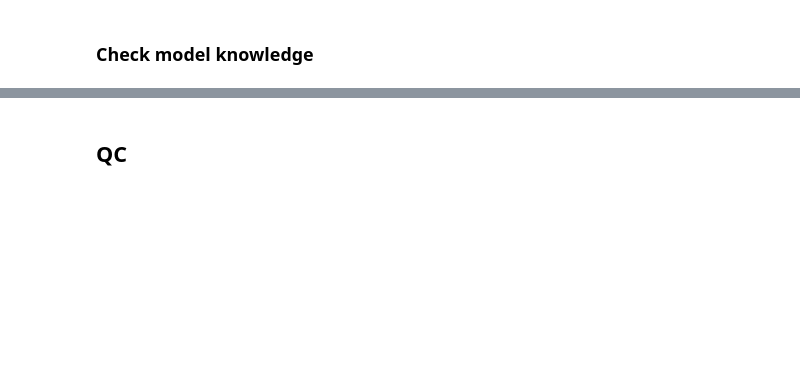
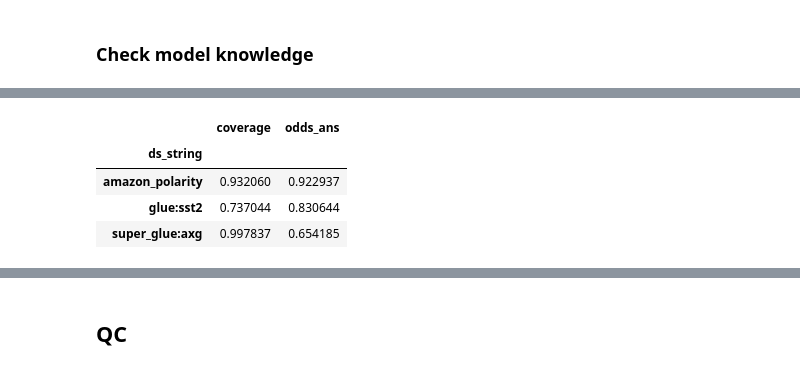
Before and after one commit to wassname/lie_elicitation_prompts, a Jupyter notebook: nbs/run.ipynb, the cells around one changed output, grey strips where cells are left out. Cells and saved outputs as stored; diff of their text form; code cells hidden in the pictures; blank space fills up the shorter version.

```diff
--- a/nbs/run.ipynb
+++ b/nbs/run.ipynb
@@ -229,3 +322,15 @@ df_known
+# %%
+# QC
+
+# On a good dataset: Acc, or prob on correct ans should be high
+# And on a well formatted dataset, coverage should be hihg
+df_correct.groupby(['ds_string'])[['coverage', 'odds_ans']].mean()
+# %% [output]
+|  | coverage | odds_ans |
+| ds_string |  |  |
+| amazon_polarity | 0.932060 | 0.922937 |
+| glue:sst2 | 0.737044 | 0.830644 |
+| super_glue:axg | 0.997837 | 0.654185 |
 # %%
 def row_is_known(x):
     k = df_known[df_known.ds_string==x['ds_string']]
```
Also changed, not shown: parts of 26 cells of this notebook, 3 other files.
